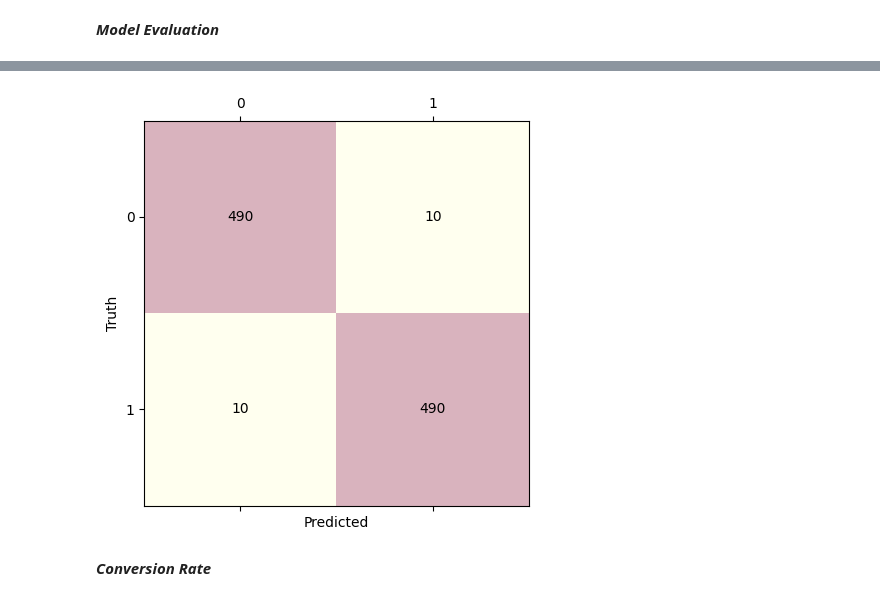
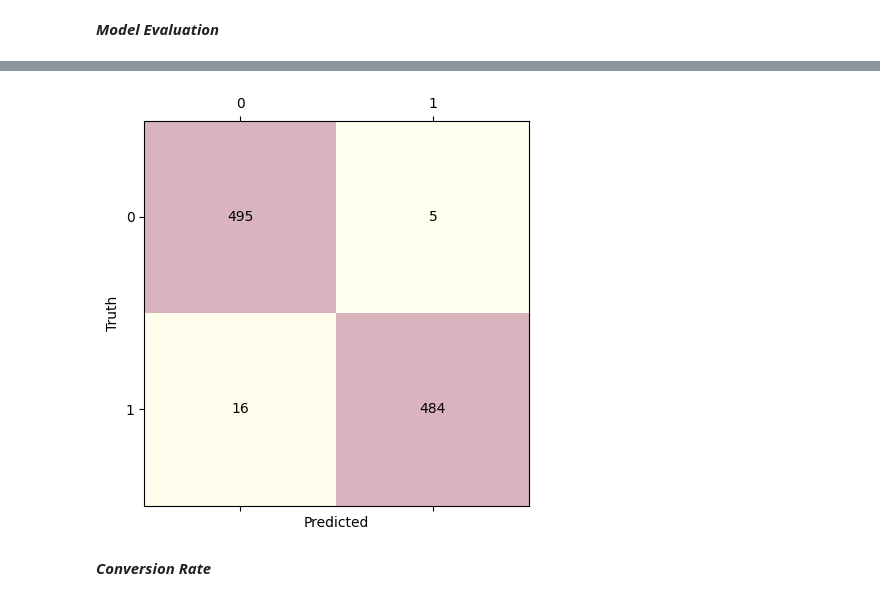
Before and after one commit to masendhy/predict_customer_clicked_ads_classification_by_using_machine_learning, a Jupyter notebook: predict_customer_clicked_ads_classification_by_using_machine_learning.ipynb, the cells around one changed output, grey strips where cells are left out. Drawn from its saved outputs; the diff is of its cells as text; code cells hidden in the pictures.

```diff
--- a/predict_customer_clicked_ads_classification_by_using_machine_learning.ipynb
+++ b/predict_customer_clicked_ads_classification_by_using_machine_learning.ipynb
@@ -610,22 +610,22 @@ score_all_clasifiers(model_list, X_train, y_train, X_test, y_test)
 # %%
 #Confusion Matrix
 
 from sklearn.metrics import confusion_matrix
-y_pred = dt.predict(X)
+y_pred = abc.predict(X)
 y_test = y
 
 cm = confusion_matrix(y_test, y_pred)
 
 fig,ax = plt.subplots(figsize=(5,5))
 ax.matshow(cm, cmap=plt.cm.YlOrRd, alpha=0.3)
 for i in range(cm.shape[0]):
     for j in range(cm.shape[1]):
         ax.text(x=j,y=i,s=cm[i,j],va='center',ha='center')
 plt.xlabel('Predicted')
 plt.ylabel('Truth')
 plt.show()
 # %% [output]
-[figure, old version]
+[figure, new version]
 # %% [markdown]
 ***Conversion Rate***
 # %%
```
Also changed, not shown: parts of 12 cells of this notebook, 1 other file.
